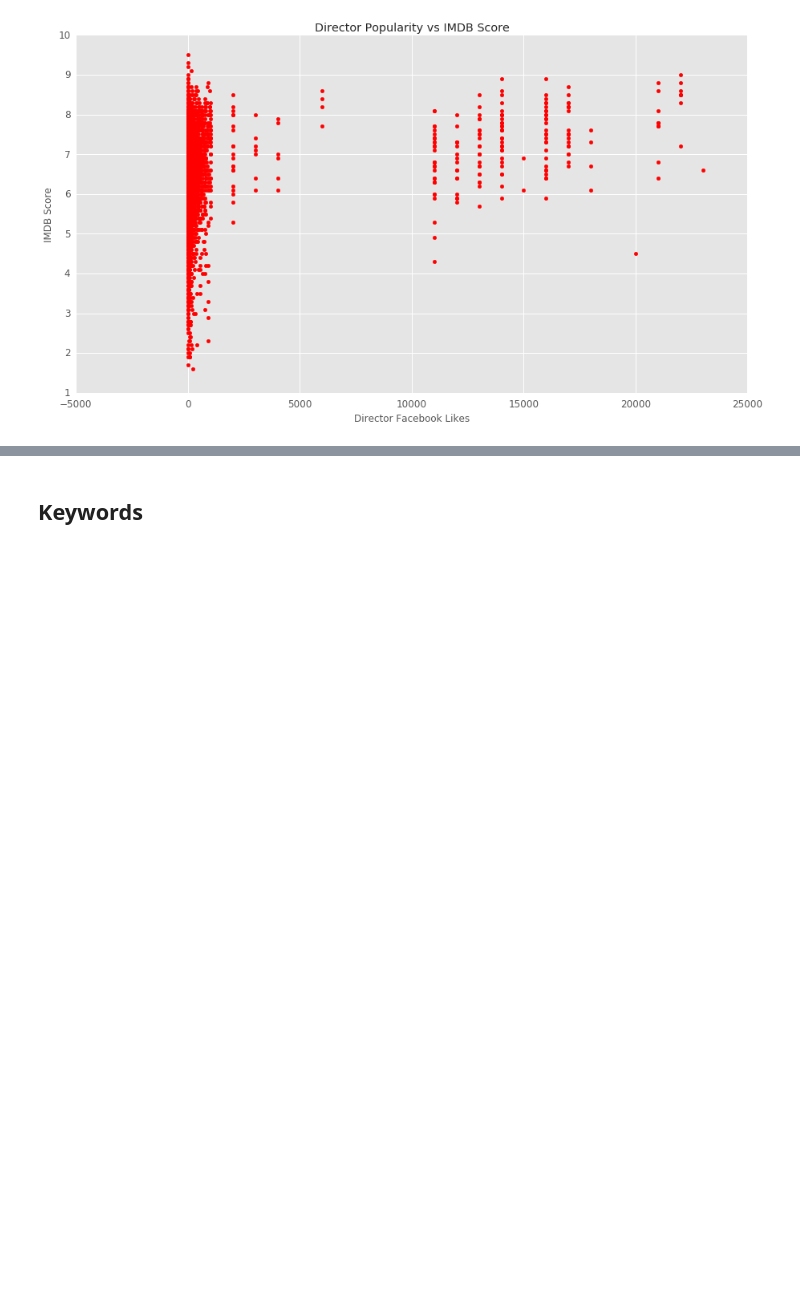
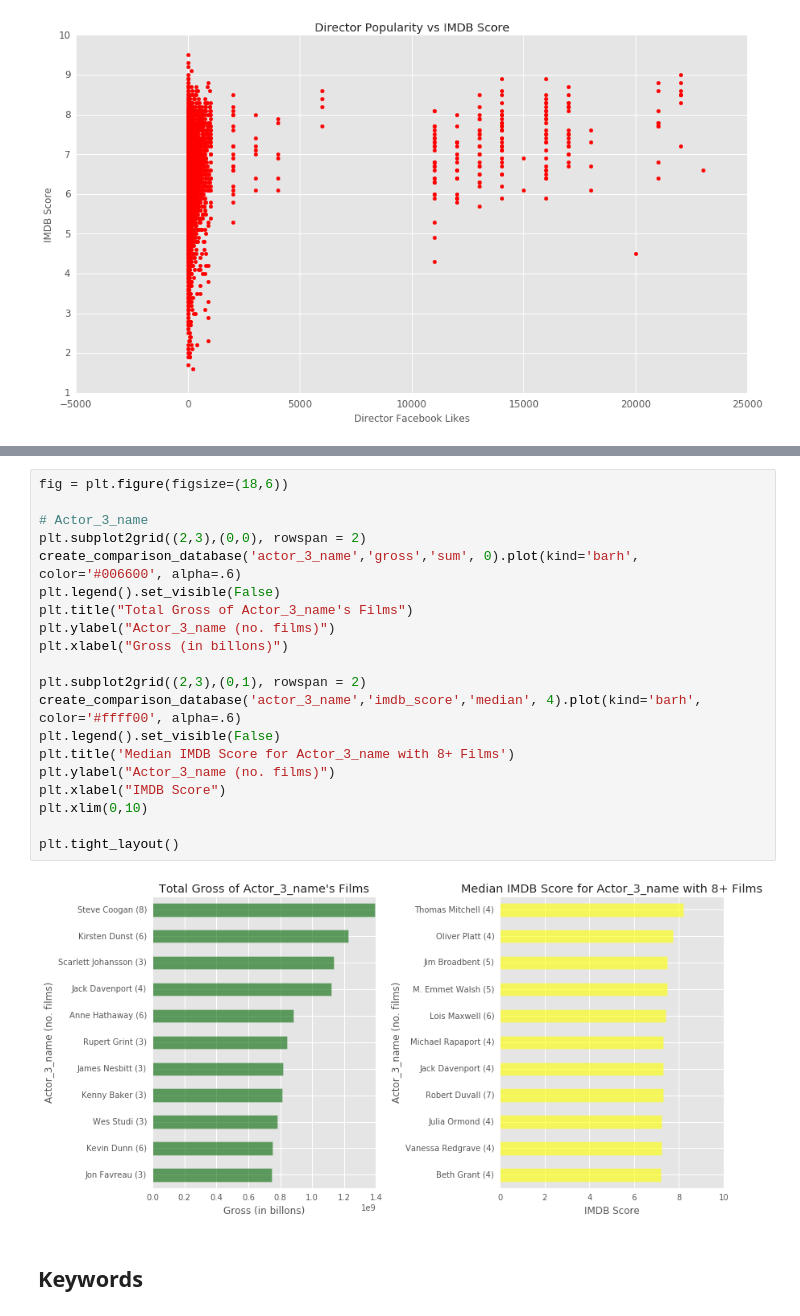
Before and after one commit to phayv/Data-Science-ML-Projects, a Jupyter notebook: Current Project MOVIES/main.ipynb, the cells around one changed output, grey strips where cells are left out. Saved outputs shown, nothing was run; the diff lists cells and outputs as text; blank space fills up the shorter version.

```diff
--- a/Current Project MOVIES/main.ipynb
+++ b/Current Project MOVIES/main.ipynb
@@ -156,3 +223,25 @@ plt.show()
+# %%
+fig = plt.figure(figsize=(18,6))
+
+# Actor_3_name
+plt.subplot2grid((2,3),(0,0), rowspan = 2)
+create_comparison_database('actor_3_name','gross','sum', 0).plot(kind='barh', color='#006600', alpha=.6)
+plt.legend().set_visible(False)
+plt.title("Total Gross of Actor_3_name's Films")
+plt.ylabel("Actor_3_name (no. films)")
+plt.xlabel("Gross (in billons)")
+
+plt.subplot2grid((2,3),(0,1), rowspan = 2)
+create_comparison_database('actor_3_name','imdb_score','median', 4).plot(kind='barh', color='#ffff00', alpha=.6)
+plt.legend().set_visible(False)
+plt.title('Median IMDB Score for Actor_3_name with 8+ Films')
+plt.ylabel("Actor_3_name (no. films)")
+plt.xlabel("IMDB Score")
+plt.xlim(0,10)
+
+plt.tight_layout()
+# %% [output]
+[figure, added]
 # %% [markdown]
 ## Keywords
 # %%
```
Also changed, not shown: parts of 3 cells of this notebook.
